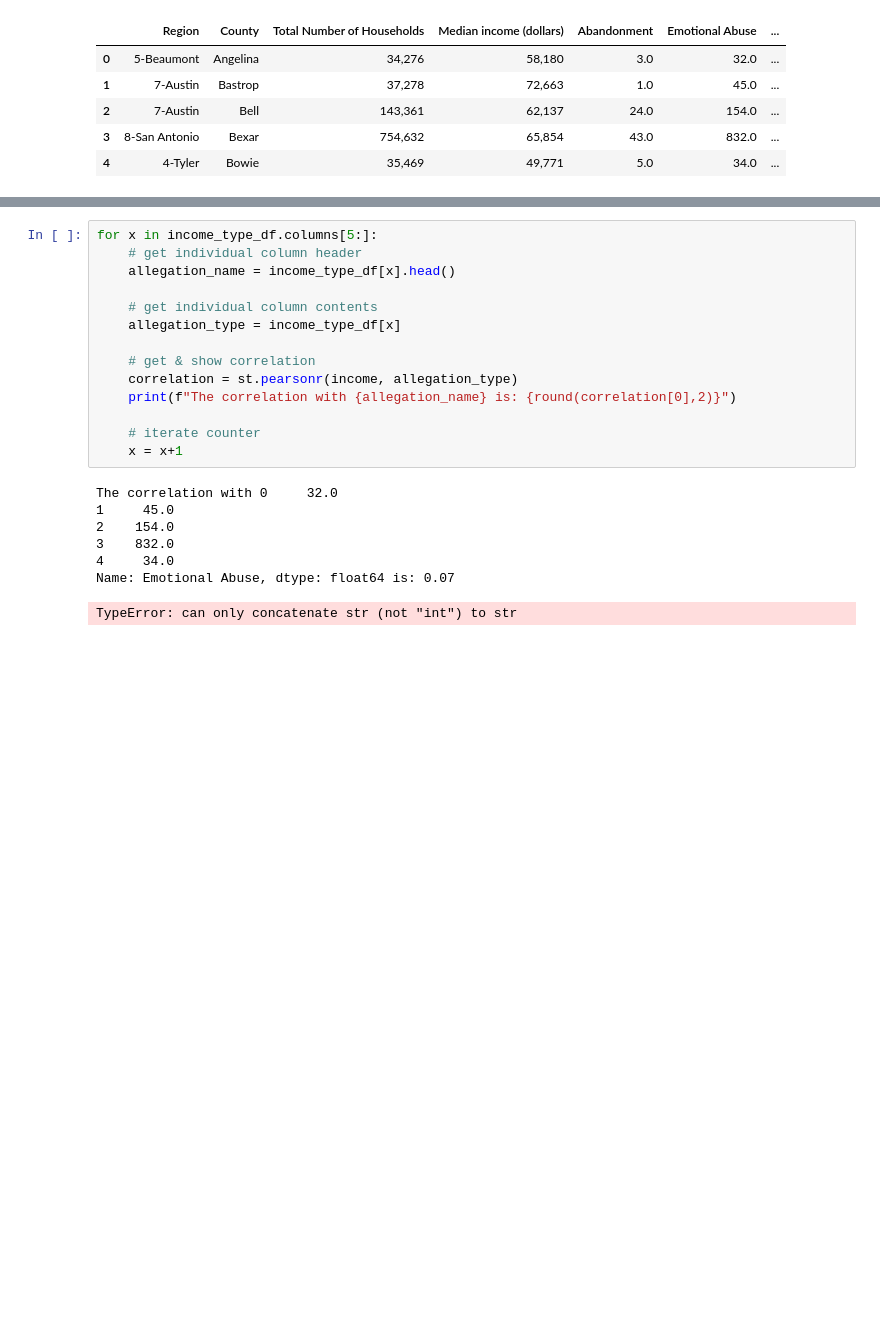
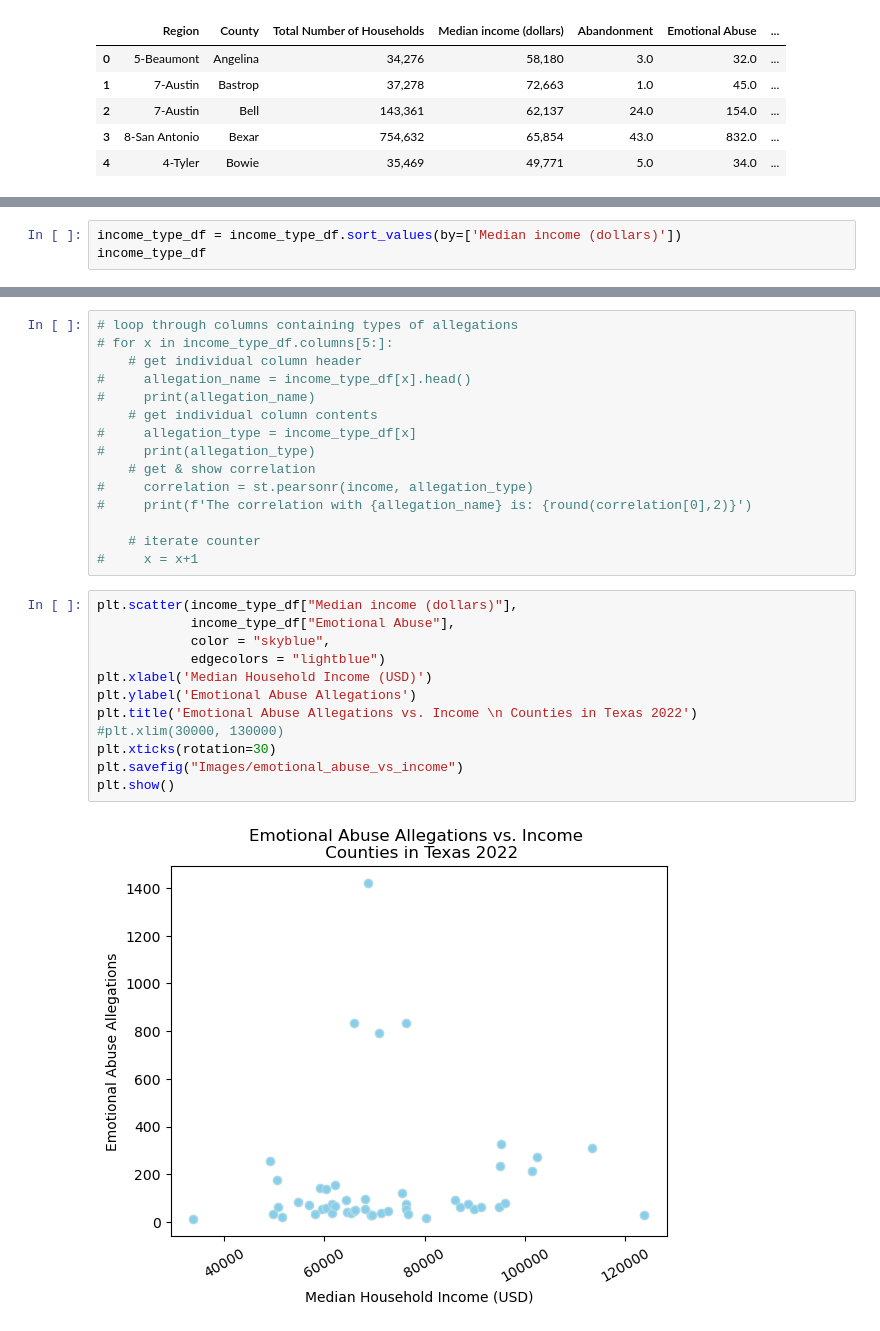
Before and after one commit to donutduck7/Python_HappyChildhood, a Jupyter notebook: Analysis.ipynb, the cells around one changed output, grey strips where cells are left out. Cells and saved outputs as stored; diff of their text form; blank space fills up the shorter version.

Commit message:
created graphs

```diff
--- a/Analysis.ipynb
+++ b/Analysis.ipynb
@@ -67,3 +64,6 @@ Refusal To Accept Parental Responsibility    float64
 Sex Trafficking                              float64
 Sexual Abuse                                 float64
 dtype: object
+# %%
+income_type_df = income_type_df.sort_values(by=['Median income (dollars)'])
+income_type_df
@@ -129,22 +142,29 @@ The correlation with Sexual Abuse is: 0.0
 # %%
-for x in income_type_df.columns[5:]:
+# loop through columns containing types of allegations
+# for x in income_type_df.columns[5:]:
     # get individual column header
-    allegation_name = income_type_df[x].head()
-
+#     allegation_name = income_type_df[x].head()
+#     print(allegation_name)
     # get individual column contents
-    allegation_type = income_type_df[x]
-
+#     allegation_type = income_type_df[x]
+#     print(allegation_type)
     # get & show correlation
-    correlation = st.pearsonr(income, allegation_type)
-    print(f"The correlation with {allegation_name} is: {round(correlation[0],2)}")
+#     correlation = st.pearsonr(income, allegation_type)
+#     print(f'The correlation with {allegation_name} is: {round(correlation[0],2)}')
 
     # iterate counter
-    x = x+1
+#     x = x+1
-# %% [output]
-The correlation with 0     32.0
-1     45.0
-2    154.0
-3    832.0
-4     34.0
-Name: Emotional Abuse, dtype: float64 is: 0.07
-TypeError: can only concatenate str (not "int") to str
+# %%
+plt.scatter(income_type_df["Median income (dollars)"],
+            income_type_df["Emotional Abuse"],
+            color = "skyblue",
+            edgecolors = "lightblue")
+plt.xlabel('Median Household Income (USD)')
+plt.ylabel('Emotional Abuse Allegations')
+plt.title('Emotional Abuse Allegations vs. Income \n Counties in Texas 2022')
+#plt.xlim(30000, 130000)
+plt.xticks(rotation=30)
+plt.savefig("Images/emotional_abuse_vs_income")
+plt.show()
+# %% [output]
+[figure, added]
```
Also changed, not shown: parts of 5 cells of this notebook, 4 other files.
